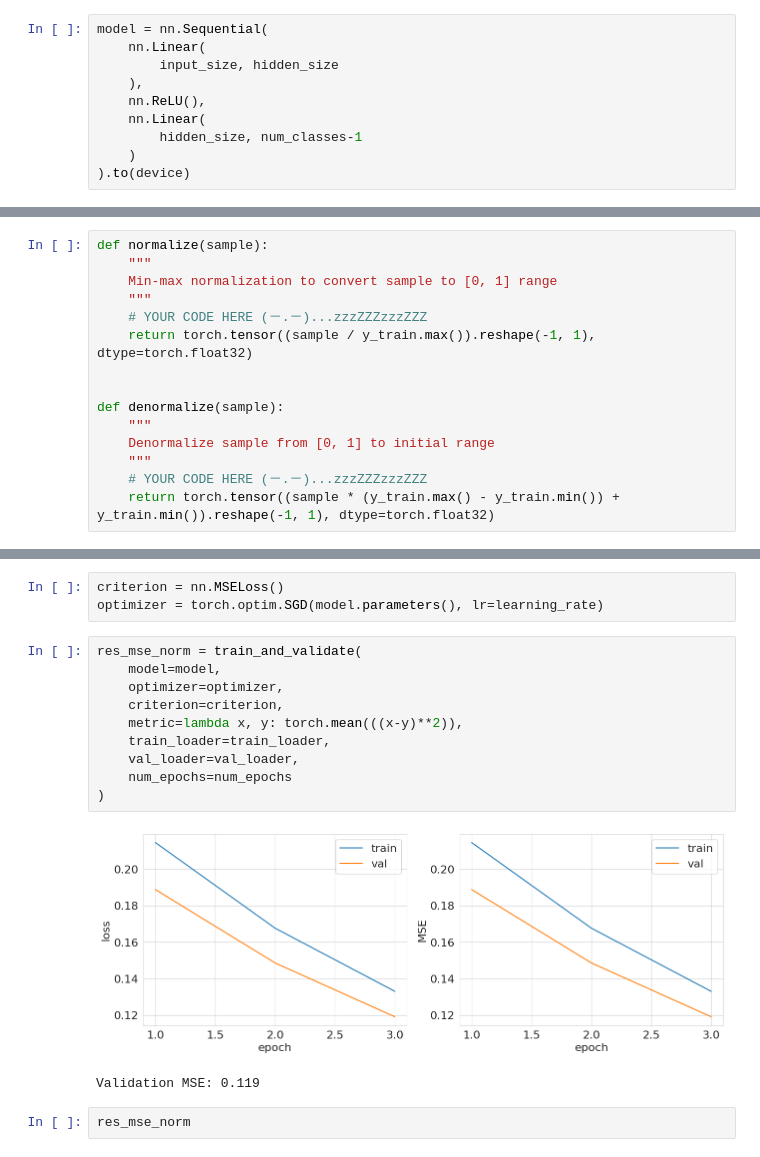
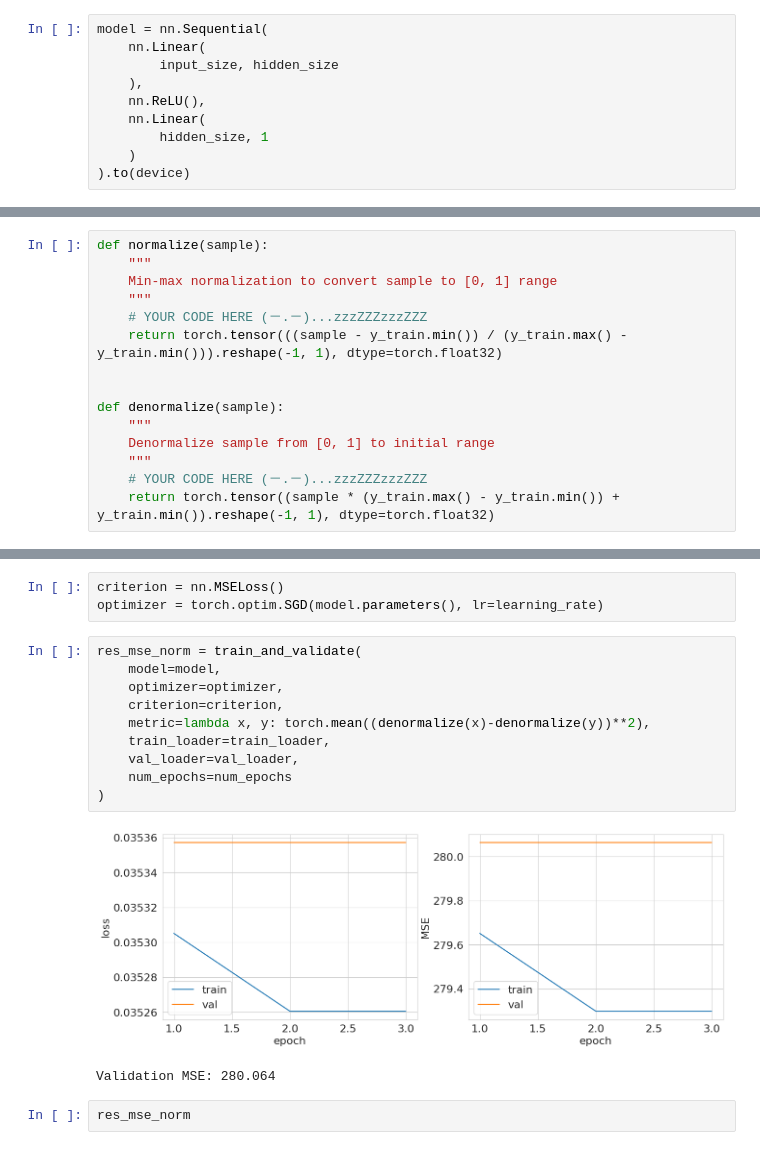
Before and after one commit to MoiseevRoman/dl-course-hse-masters, a Jupyter notebook: homeworks/HW1/HW1_Light.ipynb, the cells around one changed output, grey strips where cells are left out. Saved outputs shown, nothing was run; the diff lists cells and outputs as text.

```diff
--- a/homeworks/HW1/HW1_Light.ipynb
+++ b/homeworks/HW1/HW1_Light.ipynb
@@ -386,7 +386,7 @@ model = nn.Sequential(
     ),
     nn.ReLU(),
     nn.Linear(
-        hidden_size, num_classes-1
+        hidden_size, 1
     )
 ).to(device)
 # %%
@@ -441,7 +441,7 @@ def normalize(sample):
     Min-max normalization to convert sample to [0, 1] range
     """
     # YOUR CODE HERE (－.－)...zzzZZZzzzZZZ
-    return torch.tensor((sample / y_train.max()).reshape(-1, 1), dtype=torch.float32)
+    return torch.tensor(((sample - y_train.min()) / (y_train.max() - y_train.min())).reshape(-1, 1), dtype=torch.float32)
 
 
 def denormalize(sample):
@@ -476,16 +476,16 @@ optimizer = torch.optim.SGD(model.parameters(), lr=learning_rate)
 # %%
 res_mse_norm = train_and_validate(
     model=model,
     optimizer=optimizer,
     criterion=criterion,
-    metric=lambda x, y: torch.mean(((x-y)**2)),
+    metric=lambda x, y: torch.mean((denormalize(x)-denormalize(y))**2),
     train_loader=train_loader,
     val_loader=val_loader,
     num_epochs=num_epochs
 )
 # %% [output]
-[figure, old version]
+[figure, new version]
-Validation MSE: 0.119
+Validation MSE: 280.064
 # %%
 res_mse_norm
 # %% [output]
```
Also changed, not shown: parts of 5 cells of this notebook.
